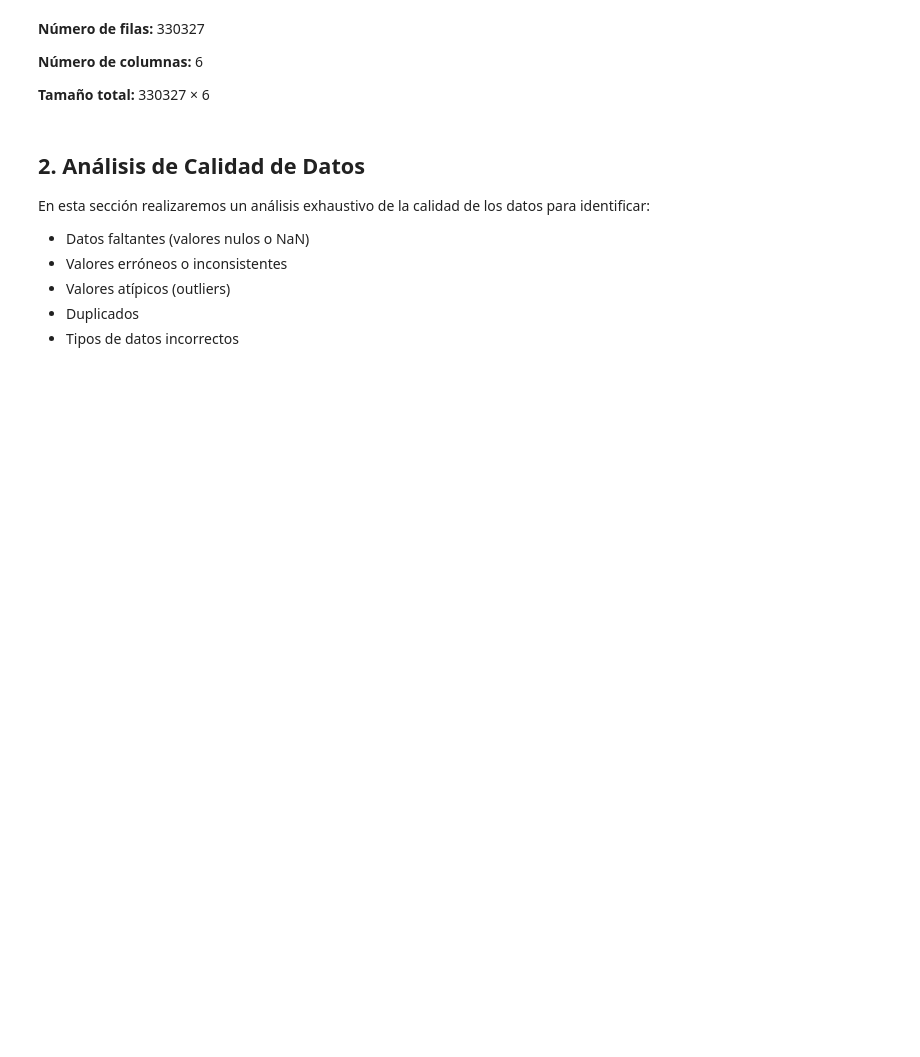
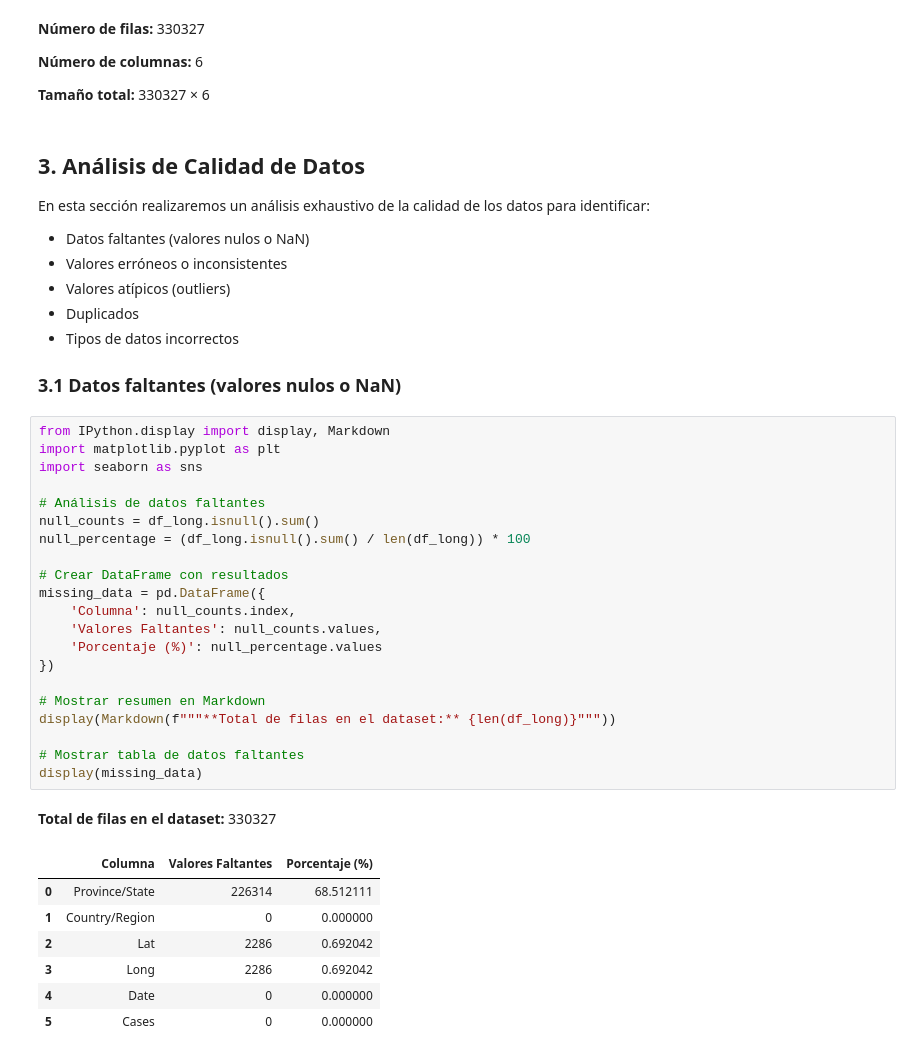
Before and after one commit to esilvas1/Activity3_Data_Management, a Jupyter notebook: Notebook/EDA.ipynb, the cells around one changed output. Saved outputs shown, nothing was run; the diff lists cells and outputs as text; blank space fills up the shorter version.

```diff
--- a/Notebook/EDA.ipynb
+++ b/Notebook/EDA.ipynb
@@ -128,7 +130,7 @@ display(Markdown(output_md))
 
  **Tamaño total:** 330327 × 6
 # %% [markdown]
-## 2. Análisis de Calidad de Datos
+## 3. Análisis de Calidad de Datos
 
 En esta sección realizaremos un análisis exhaustivo de la calidad de los datos para identificar:
 - Datos faltantes (valores nulos o NaN)
@@ -136,3 +138,35 @@ En esta sección realizaremos un análisis exhaustivo de la calidad de los datos
 - Valores atípicos (outliers)
 - Duplicados
 - Tipos de datos incorrectos
+
+### 3.1 Datos faltantes (valores nulos o NaN)
+# %%
+from IPython.display import display, Markdown
+import matplotlib.pyplot as plt
+import seaborn as sns
+
+# Análisis de datos faltantes
+null_counts = df_long.isnull().sum()
+null_percentage = (df_long.isnull().sum() / len(df_long)) * 100
+
+# Crear DataFrame con resultados
+missing_data = pd.DataFrame({
+    'Columna': null_counts.index,
+    'Valores Faltantes': null_counts.values,
+    'Porcentaje (%)': null_percentage.values
+})
+
+# Mostrar resumen en Markdown
+display(Markdown(f"""**Total de filas en el dataset:** {len(df_long)}"""))
+
+# Mostrar tabla de datos faltantes
+display(missing_data)
+# %% [output]
+**Total de filas en el dataset:** 330327
+|  | Columna | Valores Faltantes | Porcentaje (%) |
+| 0 | Province/State | 226314 | 68.512111 |
+| 1 | Country/Region | 0 | 0.000000 |
+| 2 | Lat | 2286 | 0.692042 |
+| 3 | Long | 2286 | 0.692042 |
+| 4 | Date | 0 | 0.000000 |
+| 5 | Cases | 0 | 0.000000 |
```
Also changed, not shown: parts of 16 cells of this notebook, 1 other file.
